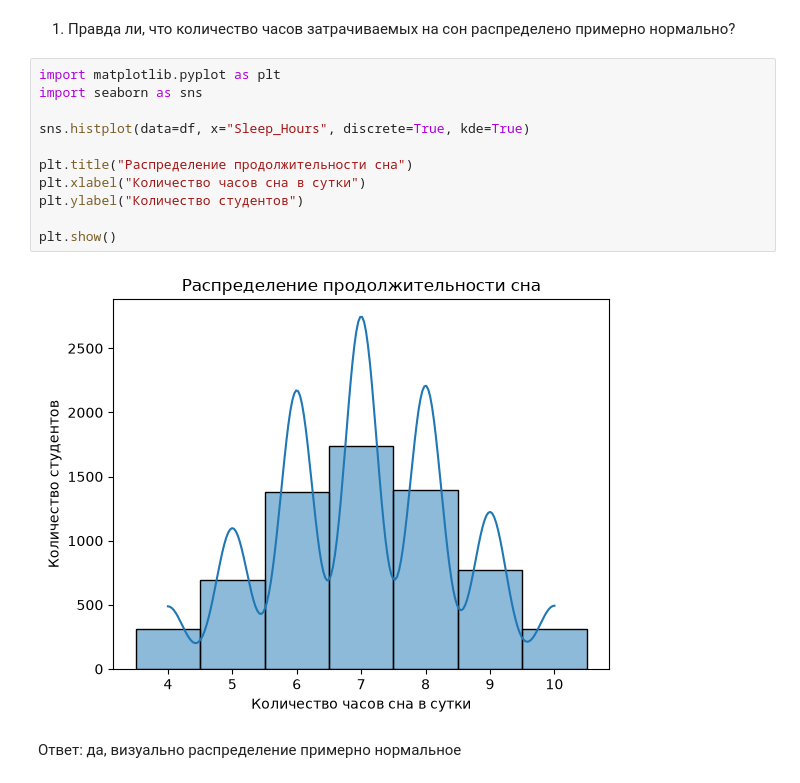
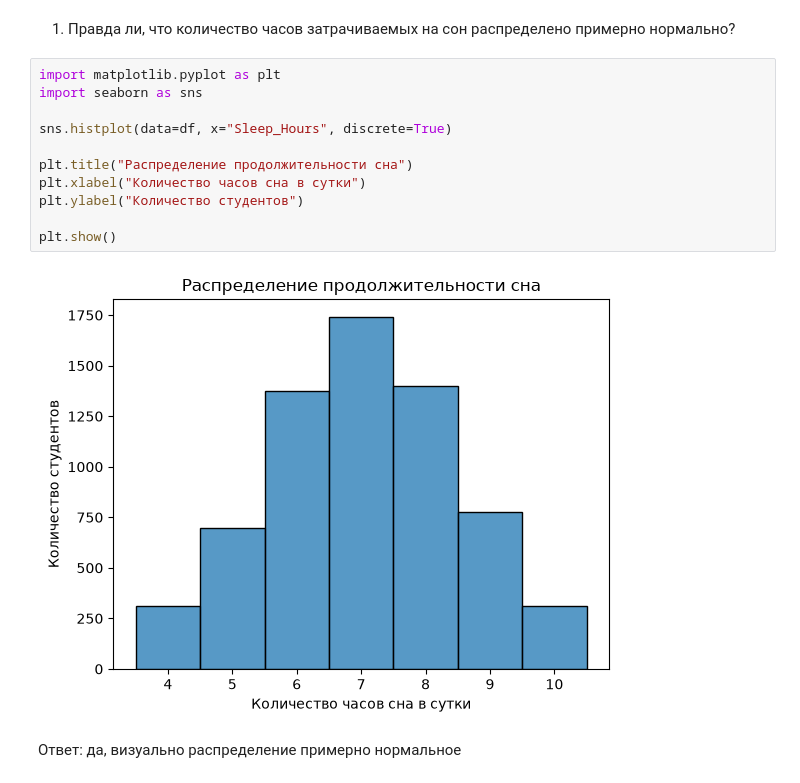
Before and after one commit to iannsgirdye/mai_machine-learning-concepts, a Jupyter notebook: hw1/Lab1-6.ipynb, the cells around one changed output. Drawn from its saved outputs; the diff is of its cells as text.

```diff
--- a/hw1/Lab1-6.ipynb
+++ b/hw1/Lab1-6.ipynb
@@ -392,16 +392,16 @@ print("Доля:", share)
 # %%
 import matplotlib.pyplot as plt
 import seaborn as sns
 
-sns.histplot(data=df, x="Sleep_Hours", discrete=True, kde=True)
+sns.histplot(data=df, x="Sleep_Hours", discrete=True)
 
 plt.title("Распределение продолжительности сна")
 plt.xlabel("Количество часов сна в сутки")
 plt.ylabel("Количество студентов")
 
 plt.show()
 # %% [output]
-[figure, old version]
+[figure, new version]
 # %% [markdown]
 Ответ: да, визуально распределение примерно нормальное
 # %% [markdown]
```
